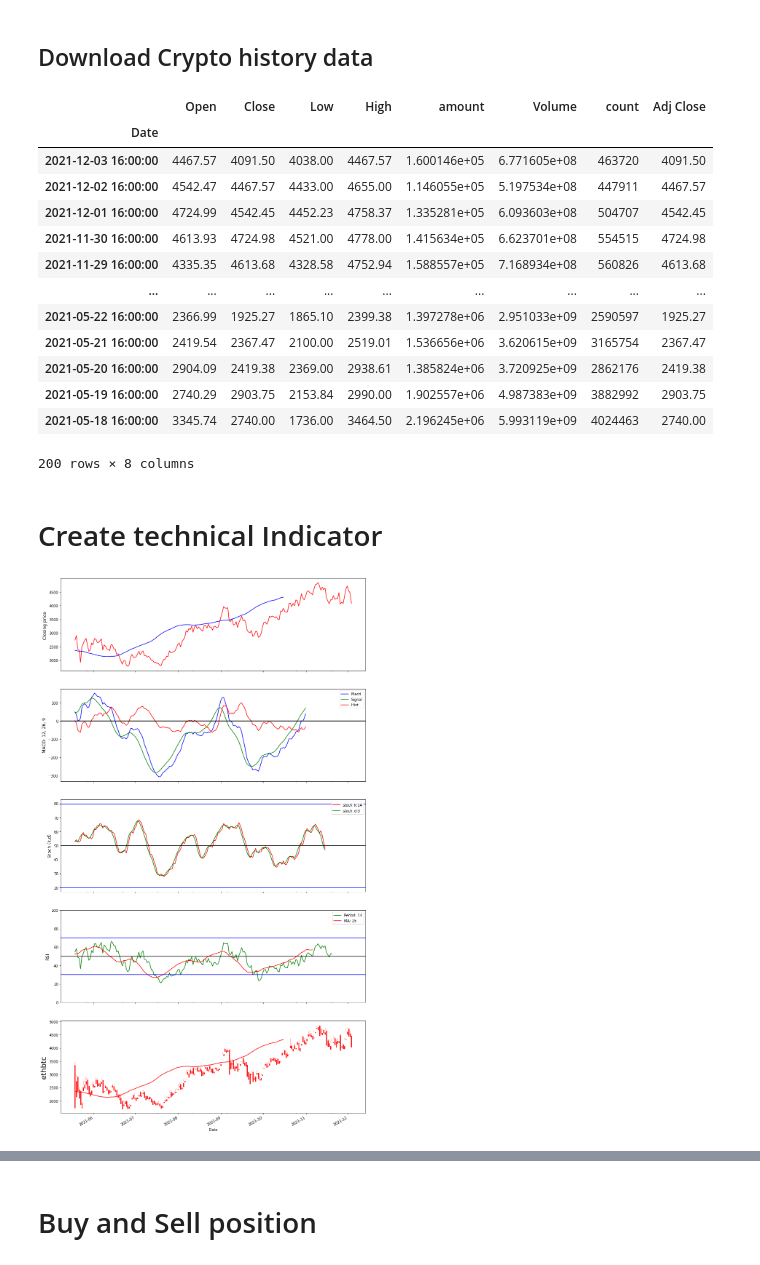
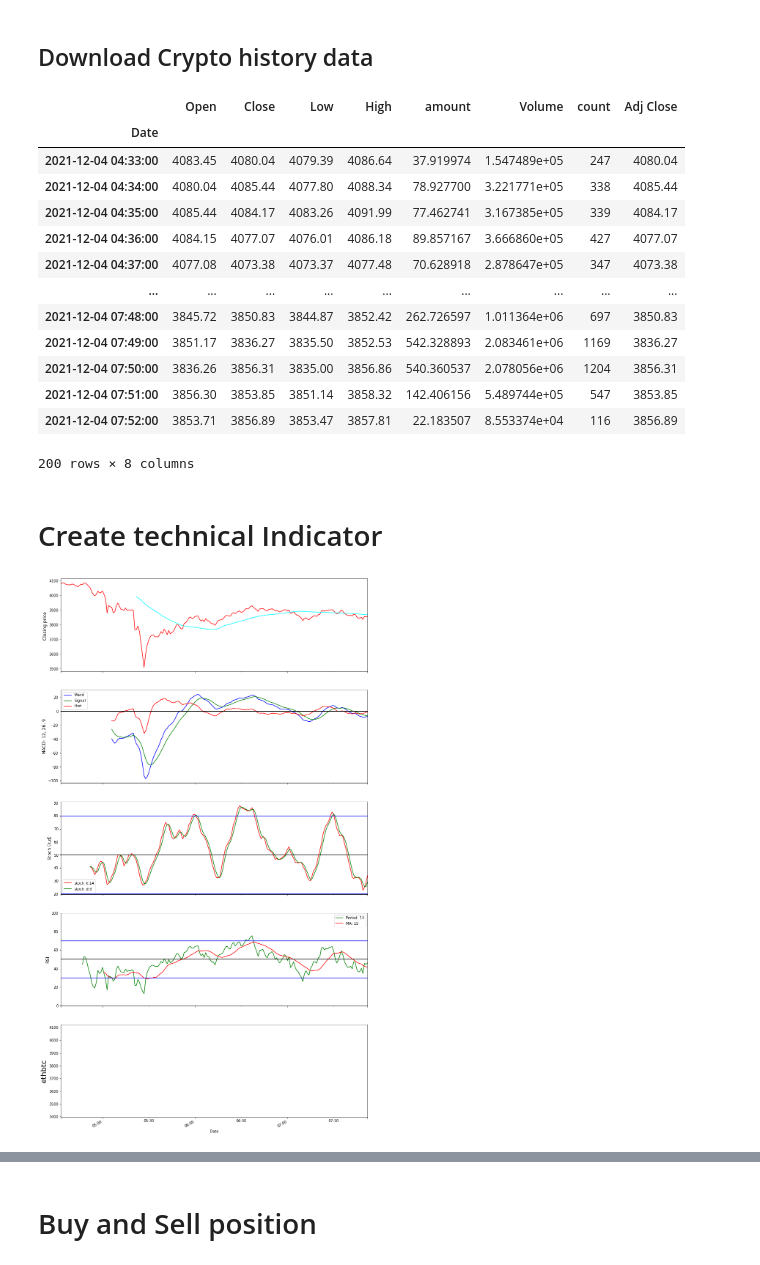
Before and after one commit to Callyong/Trading_Study, a Jupyter notebook: MACD_tablib.ipynb, the cells around one changed output, grey strips where cells are left out. Cells and saved outputs as stored; diff of their text form; code cells hidden in the pictures.

```diff
--- a/MACD_tablib.ipynb
+++ b/MACD_tablib.ipynb
@@ -42,8 +42,9 @@ sec_id.tail()
 # %%
 ticker = 'ethbtc'
 base = 'https://api.huobi.pro'
-url = '/market/history/kline?period=1day&size=200&symbol=ethusdt'
+url = '/market/history/kline?period=1min&size=200&symbol=ethusdt'
 final_url = base + url
+
 reqs = requests.get(final_url)
 
 df = pd.DataFrame(reqs.json()['data'])
@@ -55,23 +56,23 @@ df.set_index('Date',inplace = True)
 df.rename(columns={'high':'High','low':'Low','open':'Open','close':'Close','vol':'Volume'},inplace=True)
 df['Adj Close']= df['Close']
 #df = df[['High','Low','Open','Close','Volume','Adj Close']]
+df.sort_index(inplace = True)
 
 sec_id= df
-sec_id
 # %% [output]
 |  | Open | Close | Low | High | amount | Volume | count | Adj Close |
 | Date |  |  |  |  |  |  |  |  |
-| 2021-12-03 16:00:00 | 4467.57 | 4091.50 | 4038.00 | 4467.57 | 1.600146e+05 | 6.771605e+08 | 463720 | 4091.50 |
-| 2021-12-02 16:00:00 | 4542.47 | 4467.57 | 4433.00 | 4655.00 | 1.146055e+05 | 5.197534e+08 | 447911 | 4467.57 |
-| 2021-12-01 16:00:00 | 4724.99 | 4542.45 | 4452.23 | 4758.37 | 1.335281e+05 | 6.093603e+08 | 504707 | 4542.45 |
-| 2021-11-30 16:00:00 | 4613.93 | 4724.98 | 4521.00 | 4778.00 | 1.415634e+05 | 6.623701e+08 | 554515 | 4724.98 |
-| 2021-11-29 16:00:00 | 4335.35 | 4613.68 | 4328.58 | 4752.94 | 1.588557e+05 | 7.168934e+08 | 560826 | 4613.68 |
+| 2021-12-04 04:33:00 | 4083.45 | 4080.04 | 4079.39 | 4086.64 | 37.919974 | 1.547489e+05 | 247 | 4080.04 |
+| 2021-12-04 04:34:00 | 4080.04 | 4085.44 | 4077.80 | 4088.34 | 78.927700 | 3.221771e+05 | 338 | 4085.44 |
+| 2021-12-04 04:35:00 | 4085.44 | 4084.17 | 4083.26 | 4091.99 | 77.462741 | 3.167385e+05 | 339 | 4084.17 |
+| 2021-12-04 04:36:00 | 4084.15 | 4077.07 | 4076.01 | 4086.18 | 89.857167 | 3.666860e+05 | 427 | 4077.07 |
+| 2021-12-04 04:37:00 | 4077.08 | 4073.38 | 4073.37 | 4077.48 | 70.628918 | 2.878647e+05 | 347 | 4073.38 |
 | ... | ... | ... | ... | ... | ... | ... | ... | ... |
-| 2021-05-22 16:00:00 | 2366.99 | 1925.27 | 1865.10 | 2399.38 | 1.397278e+06 | 2.951033e+09 | 2590597 | 1925.27 |
-| 2021-05-21 16:00:00 | 2419.54 | 2367.47 | 2100.00 | 2519.01 | 1.536656e+06 | 3.620615e+09 | 3165754 | 2367.47 |
-| 2021-05-20 16:00:00 | 2904.09 | 2419.38 | 2369.00 | 2938.61 | 1.385824e+06 | 3.720925e+09 | 2862176 | 2419.38 |
-| 2021-05-19 16:00:00 | 2740.29 | 2903.75 | 2153.84 | 2990.00 | 1.902557e+06 | 4.987383e+09 | 3882992 | 2903.75 |
-| 2021-05-18 16:00:00 | 3345.74 | 2740.00 | 1736.00 | 3464.50 | 2.196245e+06 | 5.993119e+09 | 4024463 | 2740.00 |
+| 2021-12-04 07:48:00 | 3845.72 | 3850.83 | 3844.87 | 3852.42 | 262.726597 | 1.011364e+06 | 697 | 3850.83 |
+| 2021-12-04 07:49:00 | 3851.17 | 3836.27 | 3835.50 | 3852.53 | 542.328893 | 2.083461e+06 | 1169 | 3836.27 |
+| 2021-12-04 07:50:00 | 3836.26 | 3856.31 | 3835.00 | 3856.86 | 540.360537 | 2.078056e+06 | 1204 | 3856.31 |
+| 2021-12-04 07:51:00 | 3856.30 | 3853.85 | 3851.14 | 3858.32 | 142.406156 | 5.489744e+05 | 547 | 3853.85 |
+| 2021-12-04 07:52:00 | 3853.71 | 3856.89 | 3853.47 | 3857.81 | 22.183507 | 8.553374e+04 | 116 | 3856.89 |
 200 rows × 8 columns
 # %% [markdown]
 # Create technical Indicator
@@ -84,10 +85,10 @@ sec_id
 
 # Data for matplotlib finance plot
 sec_id_ochl = np.array(pd.DataFrame({'0':date2num(sec_id.index.to_pydatetime()),
-                                  '1':sec_id.Open,
-                                  '2':sec_id.Close,
-                                  '3':sec_id.High,
-                                  '4':sec_id.Low}))
+                                '1':sec_id.Open,
+                                '2':sec_id.Close,
+                                '3':sec_id.High,
+                                '4':sec_id.Low}))
 
 # Technical Analysis
 SMA_FAST = 50
@@ -154,35 +155,35 @@ ax2.legend(handles, labels)
 ax3.set_ylabel('MACD: '+ str(MACD_FAST) + ', ' + str(MACD_SLOW) + ', ' + str(MACD_SIGNAL), size=Y_AXIS_SIZE)
 analysis.macd.plot(ax=ax3, color='b', label='Macd')
 analysis.macdSignal.plot(ax=ax3, color='g', label='Signal')
 analysis.macdHist.plot(ax=ax3, color='r', label='Hist')
 ax3.axhline(0, lw=2, color='0')
 handles, labels = ax3.get_legend_handles_labels()
 ax3.legend(handles, labels)
 
 # Stochastic plot
 ax4.set_ylabel('Stoch (k,d)', size=Y_AXIS_SIZE)
 analysis.stoch_k.plot(ax=ax4, label='stoch_k:'+ str(STOCH_K), color='r')
 analysis.stoch_d.plot(ax=ax4, label='stoch_d:'+ str(STOCH_D), color='g')
 handles, labels = ax4.get_legend_handles_labels()
 ax4.legend(handles, labels)
 ax4.axhline(y=20, c='b')
 ax4.axhline(y=50, c='black')
 ax4.axhline(y=80, c='b')
 
 
 #Closing price
 ax5.set_ylabel('Closing price ', size=Y_AXIS_SIZE)
 analysis['Close'].plot(ax=ax5, label='stoch_k:'+ str(STOCH_K), color='r')
-analysis.sma_f.plot(ax=ax5, c='b')
+analysis.sma_f.plot(ax=ax5, c='cyan')
 analysis.sma_s.plot(ax=ax5, c='g')
 #handles, labels = ax4.get_legend_handles_labels()
 #ax5.legend(handles, labels)
 #ax4.axhline(y=20, c='b')
 #ax4.axhline(y=50, c='black')
 #ax4.axhline(y=80, c='b')
 plt.show()
 # %% [output]
-[figure, old version]
+[figure, new version]
 # %%
 analysis.sort_index(inplace= True)
 
```
Also changed, not shown: parts of 5 cells of this notebook, 1 other file.
